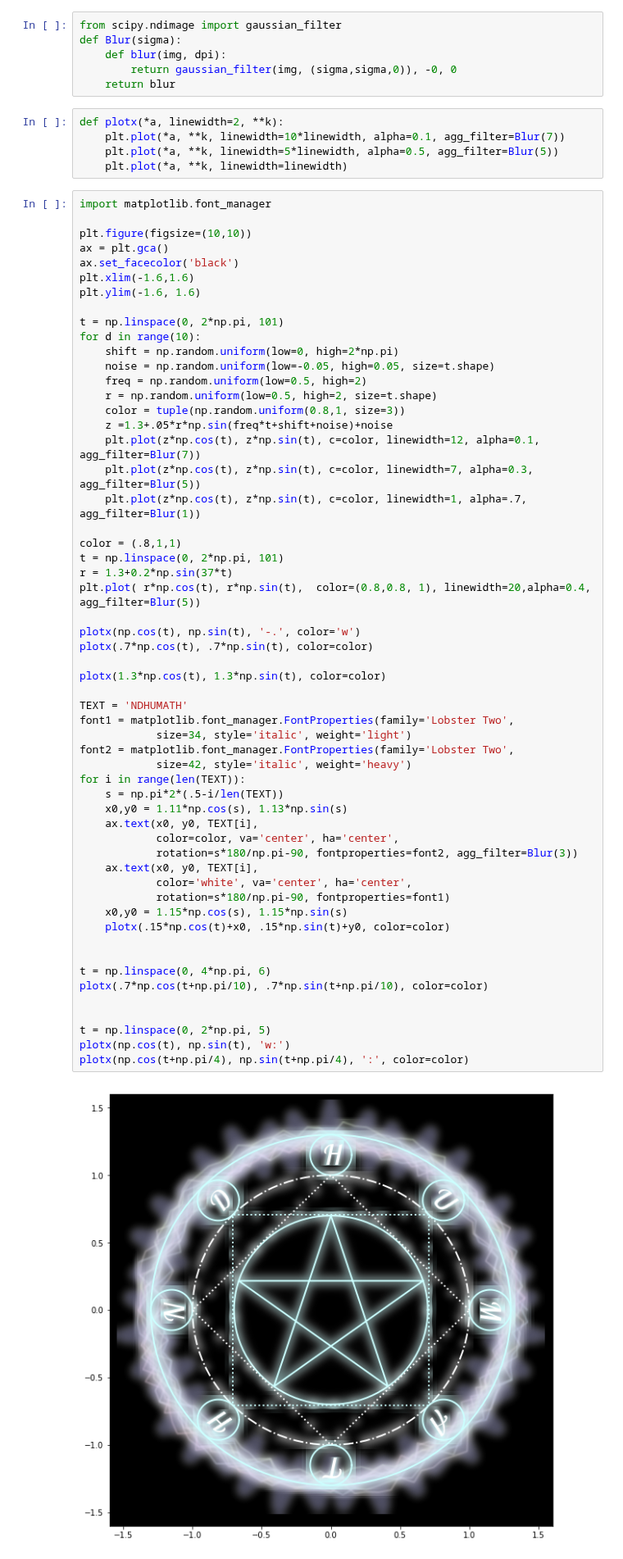
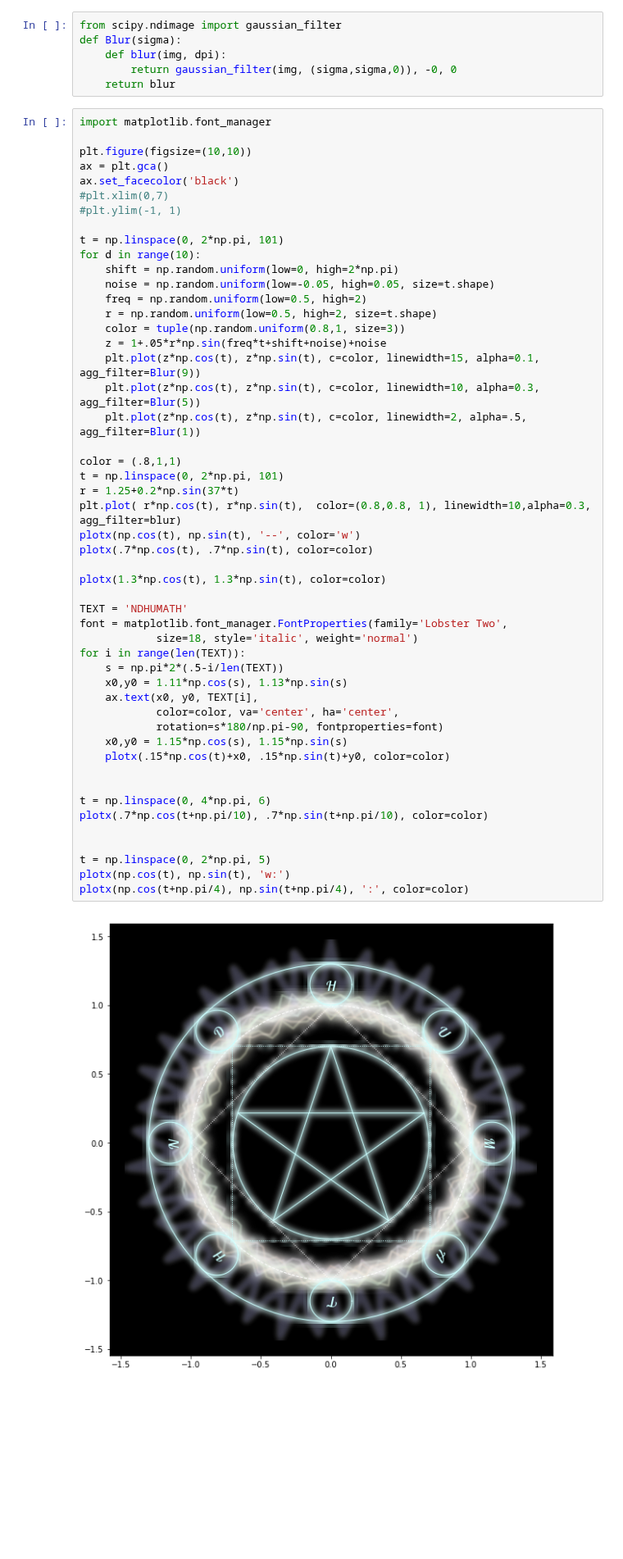
Before and after one commit to tjwei/NDHU_AM1130, a Jupyter notebook: week11-magic-circle.ipynb, the cells around one changed output. Shown at 82% size. Drawn from its saved outputs; the diff is of its cells as text; blank space fills up the shorter version.

```diff
--- a/week11-magic-circle.ipynb
+++ b/week11-magic-circle.ipynb
@@ -141,66 +141,55 @@ def Blur(sigma):
     def blur(img, dpi):
         return gaussian_filter(img, (sigma,sigma,0)), -0, 0
     return blur
-# %%
-def plotx(*a, linewidth=2, **k):
-    plt.plot(*a, **k, linewidth=10*linewidth, alpha=0.1, agg_filter=Blur(7))
-    plt.plot(*a, **k, linewidth=5*linewidth, alpha=0.5, agg_filter=Blur(5))
-    plt.plot(*a, **k, linewidth=linewidth)
 # %%
 import matplotlib.font_manager
 
 plt.figure(figsize=(10,10))
 ax = plt.gca()
 ax.set_facecolor('black')
-plt.xlim(-1.6,1.6)
-plt.ylim(-1.6, 1.6)
+#plt.xlim(0,7)
+#plt.ylim(-1, 1)
 
 t = np.linspace(0, 2*np.pi, 101)
 for d in range(10):
     shift = np.random.uniform(low=0, high=2*np.pi)
     noise = np.random.uniform(low=-0.05, high=0.05, size=t.shape)
     freq = np.random.uniform(low=0.5, high=2)
     r = np.random.uniform(low=0.5, high=2, size=t.shape)
     color = tuple(np.random.uniform(0.8,1, size=3))
-    z =1.3+.05*r*np.sin(freq*t+shift+noise)+noise
-    plt.plot(z*np.cos(t), z*np.sin(t), c=color, linewidth=12, alpha=0.1, agg_filter=Blur(7))
-    plt.plot(z*np.cos(t), z*np.sin(t), c=color, linewidth=7, alpha=0.3, agg_filter=Blur(5))
-    plt.plot(z*np.cos(t), z*np.sin(t), c=color, linewidth=1, alpha=.7, agg_filter=Blur(1))
+    z = 1+.05*r*np.sin(freq*t+shift+noise)+noise
+    plt.plot(z*np.cos(t), z*np.sin(t), c=color, linewidth=15, alpha=0.1, agg_filter=Blur(9))
+    plt.plot(z*np.cos(t), z*np.sin(t), c=color, linewidth=10, alpha=0.3, agg_filter=Blur(5))
+    plt.plot(z*np.cos(t), z*np.sin(t), c=color, linewidth=2, alpha=.5, agg_filter=Blur(1))
 
 color = (.8,1,1)
 t = np.linspace(0, 2*np.pi, 101)
-r = 1.3+0.2*np.sin(37*t)
-plt.plot( r*np.cos(t), r*np.sin(t),  color=(0.8,0.8, 1), linewidth=20,alpha=0.4, agg_filter=Blur(5))
-
-plotx(np.cos(t), np.sin(t), '-.', color='w')
+r = 1.25+0.2*np.sin(37*t)
+plt.plot( r*np.cos(t), r*np.sin(t),  color=(0.8,0.8, 1), linewidth=10,alpha=0.3, agg_filter=blur)
+plotx(np.cos(t), np.sin(t), '--', color='w')
 plotx(.7*np.cos(t), .7*np.sin(t), color=color)
 
 plotx(1.3*np.cos(t), 1.3*np.sin(t), color=color)
 
 TEXT = 'NDHUMATH'
-font1 = matplotlib.font_manager.FontProperties(family='Lobster Two',
-            size=34, style='italic', weight='light')
-font2 = matplotlib.font_manager.FontProperties(family='Lobster Two',
-            size=42, style='italic', weight='heavy')
+font = matplotlib.font_manager.FontProperties(family='Lobster Two',
+            size=18, style='italic', weight='normal')
 for i in range(len(TEXT)):
     s = np.pi*2*(.5-i/len(TEXT))
     x0,y0 = 1.11*np.cos(s), 1.13*np.sin(s)
     ax.text(x0, y0, TEXT[i],
             color=color, va='center', ha='center',
-            rotation=s*180/np.pi-90, fontproperties=font2, agg_filter=Blur(3))
-    ax.text(x0, y0, TEXT[i],
-            color='white', va='center', ha='center',
-            rotation=s*180/np.pi-90, fontproperties=font1)
+            rotation=s*180/np.pi-90, fontproperties=font)
     x0,y0 = 1.15*np.cos(s), 1.15*np.sin(s)
     plotx(.15*np.cos(t)+x0, .15*np.sin(t)+y0, color=color)
 
 
 t = np.linspace(0, 4*np.pi, 6)
 plotx(.7*np.cos(t+np.pi/10), .7*np.sin(t+np.pi/10), color=color)
 
 
 t = np.linspace(0, 2*np.pi, 5)
 plotx(np.cos(t), np.sin(t), 'w:')
 plotx(np.cos(t+np.pi/4), np.sin(t+np.pi/4), ':', color=color)
 # %% [output]
-[figure, old version]
+[figure, new version]
```
